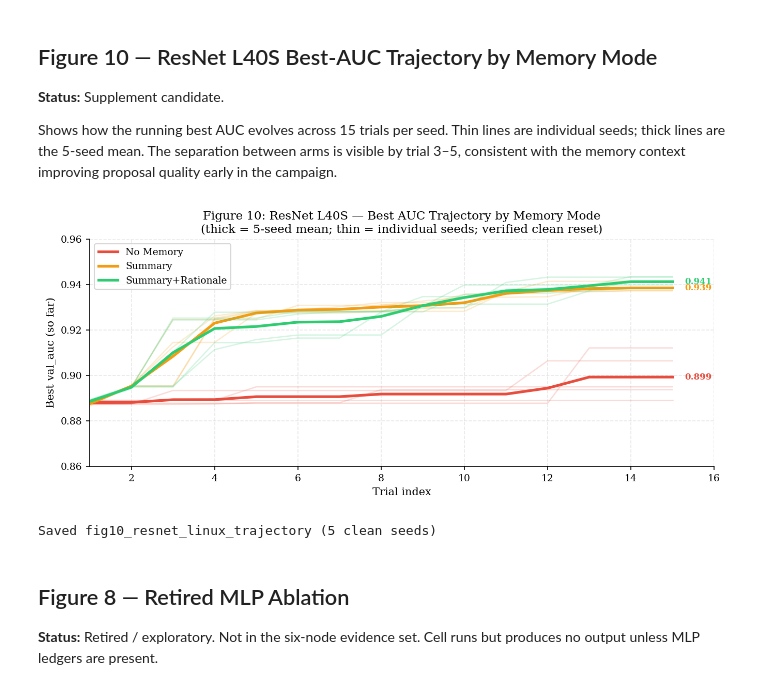
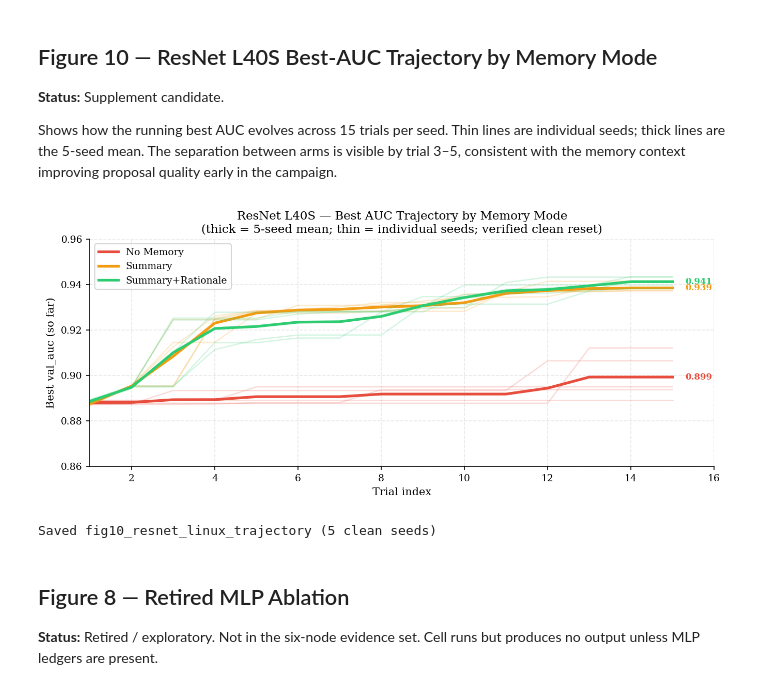
Before and after one commit to dowlingwong/autoresearch_harness, a Jupyter notebook: paper_figures.ipynb, the cells around one changed output. Cells and saved outputs as stored; diff of their text form; code cells hidden in the pictures.

```diff
--- a/paper_figures.ipynb
+++ b/paper_figures.ipynb
@@ -168,7 +168,7 @@ for cid in PRIMARY_CAMPAIGN_IDS:
     ALL_CAMPAIGNS[cid] = {
         "cid": cid, "node": node, "arm": arm, "trials": trials,
         "kept": kept, "disc": disc, "failed": failed, "n": len(trials),
-        "ar": len(kept) / valid if valid > 0 else None,
+        "ar": len(kept) / len(trials) if trials else None,
         "ir": len(failed) / len(trials),
     }
 
@@ -187,7 +187,7 @@ NODE_LABELS = {
 }
 
 total_trials = sum(c["n"] for c in ALL_CAMPAIGNS.values())
-print(f"Loaded {len(ALL_CAMPAIGNS)} campaigns, {total_trials} trials  (paper cites 1,135 primary-set)")
+print(f"Loaded {len(ALL_CAMPAIGNS)} campaigns, {total_trials} trials  (paper primary set: 1,445)")
 if missing:
     print("  ⚠  Missing ledgers:", missing)
 for node in NODE_ORDER:
@@ -534,7 +534,7 @@ else:
         ax_bot.annotate(f"+{gain*100:.2f}pp campaign gain",
             xy=(kb[-1][0], kb[-1][1]), xytext=(kb[-1][0]-5, kb[-1][1]-0.003),
             fontsize=8, ha="right", arrowprops=dict(arrowstyle="->", lw=1))
-    fig.suptitle("Figure 4: One-trial-one-record discipline — control plane owns keep/discard", y=1.01)
+    fig.suptitle("One-trial-one-record discipline — control plane owns keep/discard", y=1.01)
     plt.tight_layout()
     plt.savefig(FIGURES_DIR / "fig4_timeline.pdf", bbox_inches="tight")
     plt.savefig(FIGURES_DIR / "fig4_timeline.svg", bbox_inches="tight")
@@ -559,8 +559,7 @@ for node in NODE_ORDER:
     n_kept= sum(len(c["kept"])   for c in cs)
     n_disc= sum(len(c["disc"])   for c in cs)
     n_fail= sum(len(c["failed"]) for c in cs)
-    valid = n_kept + n_disc
-    ar    = n_kept / valid if valid > 0 else None
+    ar    = n_kept / n_all if n_all > 0 else None
     per_seed = [c["ar"] for c in cs if c["ar"] is not None]
     if len(per_seed) >= 2:
         boots   = [np.mean(rng_global.choice(per_seed, len(per_seed), replace=True))
@@ -587,7 +586,7 @@ for i, s in enumerate(summaries):
     lbl = f"{s['ar']:.2f}" if s["ar"] else "N/A"
     ax.text(i, (s["ar_hi"] or 0)+0.025, lbl, ha="center", fontsize=8.5, fontweight="bold")
 ax.set_xticks(x); ax.set_xticklabels([NODE_LABELS[n] for n in NODE_ORDER], rotation=30, ha="right")
-ax.set_ylabel("Acceptance Rate (kept / valid)"); ax.set_ylim(0, 0.95)
+ax.set_ylabel("Acceptance Rate (kept / N)"); ax.set_ylim(0, 0.95)
 ax.set_title("(a) Acceptance Rate by node (95% CI, seed-level bootstrap)")
 ax.legend(handles=[
     mpatches.Patch(color="#4C72B0", label="ResNet / LR-Synthetic"),
@@ -605,7 +604,7 @@ ax2.set_xticks(x); ax2.set_xticklabels([NODE_LABELS[n] for n in NODE_ORDER], rot
 ax2.set_ylabel("Invalid Rate (%)"); ax2.set_ylim(0, 120)
 ax2.set_title("(b) Invalid Rate by node (green=0%, amber<20%, red≥20%)")
 
-fig.suptitle("Figure 5: AR and IR across 6 nodes — one governed harness, diverse ML tasks", y=1.01)
+fig.suptitle("AR and IR across six nodes — one governed harness, diverse ML tasks", y=1.01)
 plt.tight_layout()
 plt.savefig(FIGURES_DIR / "fig5_cross_node.pdf", bbox_inches="tight")
 plt.savefig(FIGURES_DIR / "fig5_cross_node.svg", bbox_inches="tight")
@@ -762,8 +761,7 @@ for node in NODE_ORDER:
     n_kept = sum(len(c["kept"])   for c in cs)
     n_disc = sum(len(c["disc"])   for c in cs)
     n_fail = sum(len(c["failed"]) for c in cs)
-    valid  = n_kept + n_disc
-    ar     = n_kept / valid if valid > 0 else None
+    ar     = n_kept / n_all if n_all > 0 else None
     per_seed = [c["ar"] for c in cs if c["ar"] is not None]
     if len(per_seed) >= 2:
         boots   = [np.mean(rng_t.choice(per_seed, len(per_seed), replace=True))
@@ -954,35 +952,35 @@ fig, ax = plt.subplots(figsize=(9, 4))
 for arm in ARMS_LIN:
     color     = arm_colors10[arm]
     label     = ARM_LABELS_LIN[arm]
     all_trajs = []
     for seed in SEEDS_LIN:
         traj   = resnet_linux[arm][seed]["trajectory"]
         filled = []
         last   = None
         for _, v in traj:
             if v is not None: last = v
             filled.append(last or 0.0)
         ax.plot(range(1, len(filled)+1), filled, color=color, alpha=0.2, lw=1.2)
         all_trajs.append(filled)
     mean_traj = [np.mean([t[i] for t in all_trajs]) for i in range(len(all_trajs[0]))]
     ax.plot(range(1, len(mean_traj)+1), mean_traj, color=color, lw=2.5, label=label)
     # Annotate final mean
     ax.annotate(f"{mean_traj[-1]:.3f}",
                 xy=(len(mean_traj), mean_traj[-1]),
                 xytext=(len(mean_traj)+0.3, mean_traj[-1]),
                 fontsize=8, va="center", color=color, fontweight="bold")
 
 ax.set_xlabel("Trial index"); ax.set_ylabel("Best val_auc (so far)")
-ax.set_title("Figure 10: ResNet L40S — Best AUC Trajectory by Memory Mode\n"
+ax.set_title("ResNet L40S — Best AUC Trajectory by Memory Mode\n"
              "(thick = 5-seed mean; thin = individual seeds; verified clean reset)")
 ax.legend(fontsize=9)
 ax.set_xlim(1, 16); ax.set_ylim(0.86, 0.96)
 plt.tight_layout()
 plt.savefig(FIGURES_DIR / "fig10_resnet_linux_trajectory.pdf", bbox_inches="tight")
 plt.savefig(FIGURES_DIR / "fig10_resnet_linux_trajectory.svg", bbox_inches="tight")
 plt.show(); print("Saved fig10_resnet_linux_trajectory (5 clean seeds)")
 # %% [output]
-[figure, old version]
+[figure, new version]
 Saved fig10_resnet_linux_trajectory (5 clean seeds)
 # %% [markdown]
 ## Figure 8 — Retired MLP Ablation
```
Also changed, not shown: parts of 13 cells of this notebook, 9 other files.
